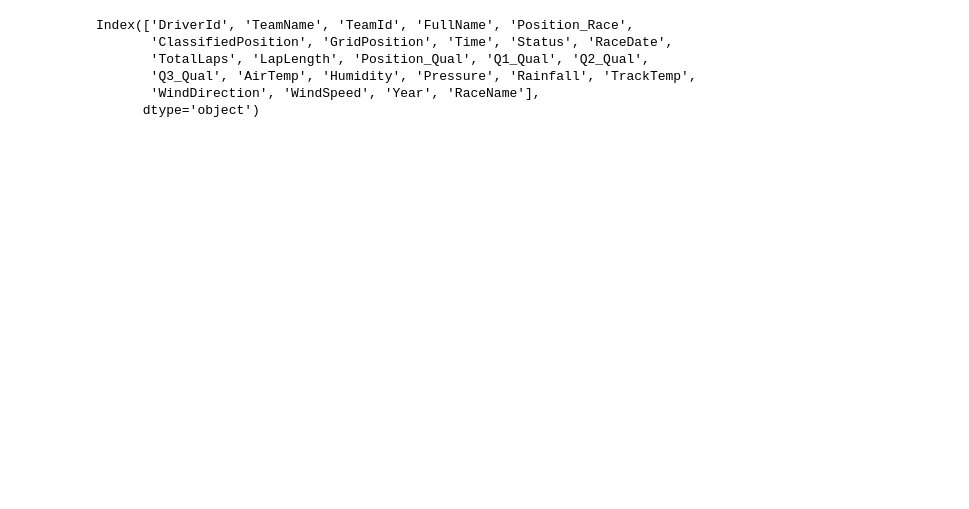
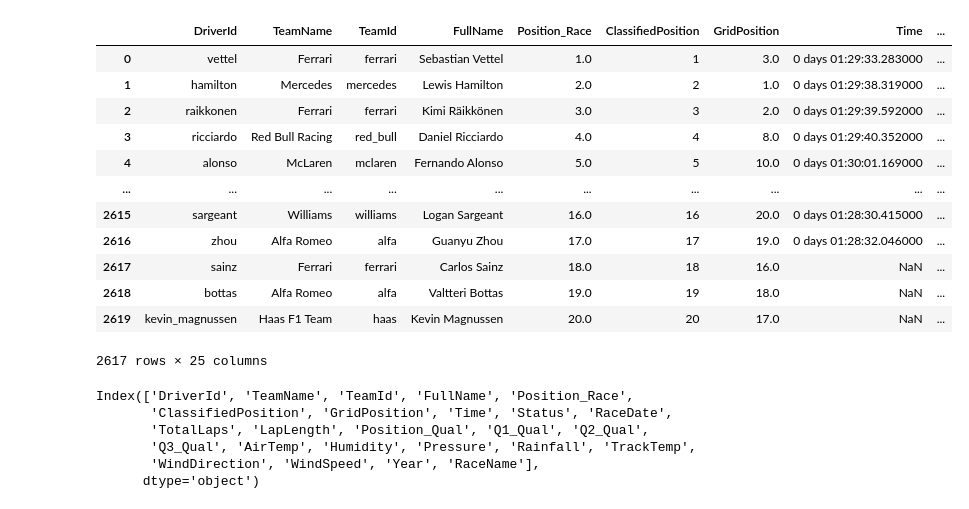
Before and after one commit to AndyZ-CYC/F1_Predictive_Models, a Jupyter notebook: DataWrangling_FeatureSelection.ipynb, the cells around one changed output. Cells and saved outputs as stored; diff of their text form; code cells hidden in the pictures; blank space fills up the shorter version.

```diff
--- a/DataWrangling_FeatureSelection.ipynb
+++ b/DataWrangling_FeatureSelection.ipynb
@@ -12,3 +13,19 @@ data_df.shape
+# %%
+data_df[~data_df['Position_Race'].isna()]
+# %% [output]
+|  | DriverId | TeamName | TeamId | FullName | Position_Race | ClassifiedPosition | GridPosition | Time | ... |
+| 0 | vettel | Ferrari | ferrari | Sebastian Vettel | 1.0 | 1 | 3.0 | 0 days 01:29:33.283000 | ... |
+| 1 | hamilton | Mercedes | mercedes | Lewis Hamilton | 2.0 | 2 | 1.0 | 0 days 01:29:38.319000 | ... |
+| 2 | raikkonen | Ferrari | ferrari | Kimi Räikkönen | 3.0 | 3 | 2.0 | 0 days 01:29:39.592000 | ... |
+| 3 | ricciardo | Red Bull Racing | red_bull | Daniel Ricciardo | 4.0 | 4 | 8.0 | 0 days 01:29:40.352000 | ... |
+| 4 | alonso | McLaren | mclaren | Fernando Alonso | 5.0 | 5 | 10.0 | 0 days 01:30:01.169000 | ... |
+| ... | ... | ... | ... | ... | ... | ... | ... | ... | ... |
+| 2615 | sargeant | Williams | williams | Logan Sargeant | 16.0 | 16 | 20.0 | 0 days 01:28:30.415000 | ... |
+| 2616 | zhou | Alfa Romeo | alfa | Guanyu Zhou | 17.0 | 17 | 19.0 | 0 days 01:28:32.046000 | ... |
+| 2617 | sainz | Ferrari | ferrari | Carlos Sainz | 18.0 | 18 | 16.0 | NaN | ... |
+| 2618 | bottas | Alfa Romeo | alfa | Valtteri Bottas | 19.0 | 19 | 18.0 | NaN | ... |
+| 2619 | kevin_magnussen | Haas F1 Team | haas | Kevin Magnussen | 20.0 | 20 | 17.0 | NaN | ... |
+2617 rows × 25 columns
 # %%
 # columns_to_drop = ['Q1_Race', 'Q2_Race', 'Q3_Race', 'CountryCode', 'FirstName', 'LastName',
 #                    'DriverNumber', 'BroadcastName', 'Abbreviation', 'Points', 'HeadshotUrl', 'TeamColor',
```
Also changed, not shown: parts of 14 cells of this notebook, 6 other files.
